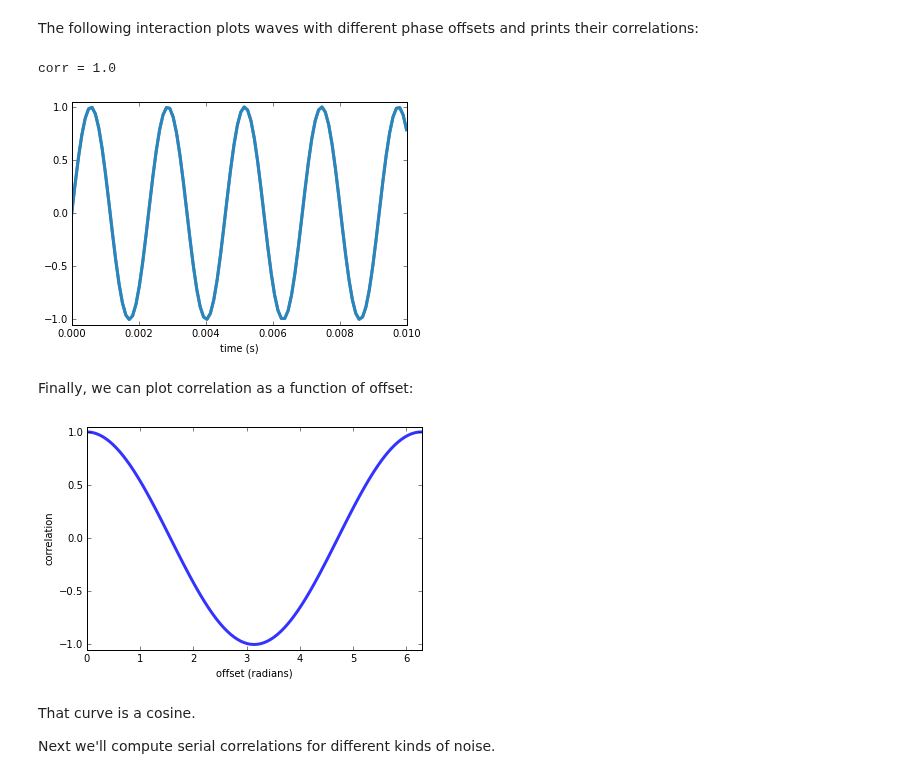
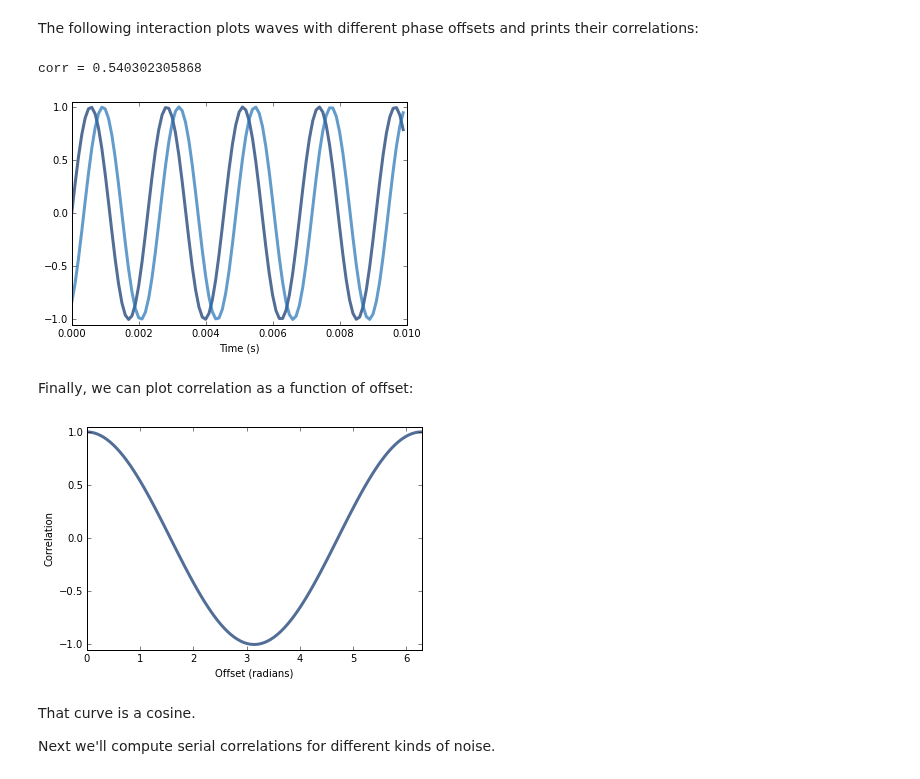
Before and after one commit to AllenDowney/ThinkDSP, a Jupyter notebook: code/chap05.ipynb, the cells around one changed output. Cells and saved outputs as stored; diff of their text form; code cells hidden in the pictures.

```diff
--- a/code/chap05.ipynb
+++ b/code/chap05.ipynb
@@ -12,28 +12,34 @@ from __future__ import print_function, division
 import thinkdsp
 import thinkplot
 import thinkstats2
-import math
+
 import numpy as np
 
-PI2 = 2 * math.pi
+import warnings
+warnings.filterwarnings('ignore')
 
-%precision 3
+from IPython.html.widgets import interact, interact_manual, fixed
+from IPython.html import widgets
+from IPython.display import display
+
+PI2 = np.pi * 2
+
 %matplotlib inline
 # %% [markdown]
 To investigate serial correlation of signals, let's start with a sine wave at 440 Hz.
 # %%
-def make_wave(offset):
+def make_sine(offset):
     signal = thinkdsp.SinSignal(freq=440, offset=offset)
     wave = signal.make_wave(duration=0.5, framerate=10000)
     return wave
 # %% [markdown]
 I'll make two waves with different phase offsets.
 # %%
-wave1 = make_wave(0)
-wave2 = make_wave(offset=1)
+wave1 = make_sine(offset=0)
+wave2 = make_sine(offset=1)
 
 thinkplot.preplot(2)
 wave1.segment(duration=0.01).plot()
 wave2.segment(duration=0.01).plot()
-thinkplot.config(xlabel='time (s)', ylim=[-1.05, 1.05], legend=False)
+thinkplot.config(xlabel='Time (s)', ylim=[-1.05, 1.05])
 # %% [output]
@@ -62,8 +68,8 @@ wave1.corr(wave2)
 To investigate the relationship between phase offset and correlation, I'll make an interactive function that computes correlation for each offset:
 # %%
 def compute_corr(offset):
-    wave1 = make_wave(0)
-    wave2 = make_wave(offset=-offset)
+    wave1 = make_sine(offset=0)
+    wave2 = make_sine(offset=-offset)
 
     thinkplot.preplot(2)
     wave1.segment(duration=0.01).plot()
@@ -72,37 +78,35 @@ def compute_corr(offset):
     corr = wave1.corr(wave2)
     print('corr =', corr)
 
-    thinkplot.config(xlabel='time (s)', legend=False, ylim=[-1.05, 1.05])
+    thinkplot.config(xlabel='Time (s)', ylim=[-1.05, 1.05])
 # %% [markdown]
 The following interaction plots waves with different phase offsets and prints their correlations:
 # %%
 from IPython.html.widgets import interact, fixed
 from IPython.html import widgets
 
-slider = widgets.FloatSliderWidget(min=0, max=PI2, value=0)
+slider = widgets.FloatSliderWidget(min=0, max=PI2, value=1)
 interact(compute_corr, offset=slider);
 # %% [output]
-corr = 1.0
+corr = 0.540302305868
-[figure, old version]
+[figure, new version]
 # %% [markdown]
 Finally, we can plot correlation as a function of offset:
 # %%
-PI2 = 2 * math.pi
 offsets = np.linspace(0, PI2, 101)
 
 corrs = []
 for offset in offsets:
-    wave2 = make_wave(offset)
+    wave2 = make_sine(offset)
     corr = np.corrcoef(wave1.ys, wave2.ys)[0, 1]
     corrs.append(corr)
 
 thinkplot.plot(offsets, corrs)
-thinkplot.config(xlabel='offset (radians)',
-                 ylabel='correlation',
-                 axis=[0, PI2, -1.05, 1.05],
-                 legend=False)
+thinkplot.config(xlabel='Offset (radians)',
+                 ylabel='Correlation',
+                 axis=[0, PI2, -1.05, 1.05])
 # %% [output]
-[figure, old version]
+[figure, new version]
 # %% [markdown]
 That curve is a cosine.
 
```
Also changed, not shown: parts of 29 cells of this notebook, 1 other file.
